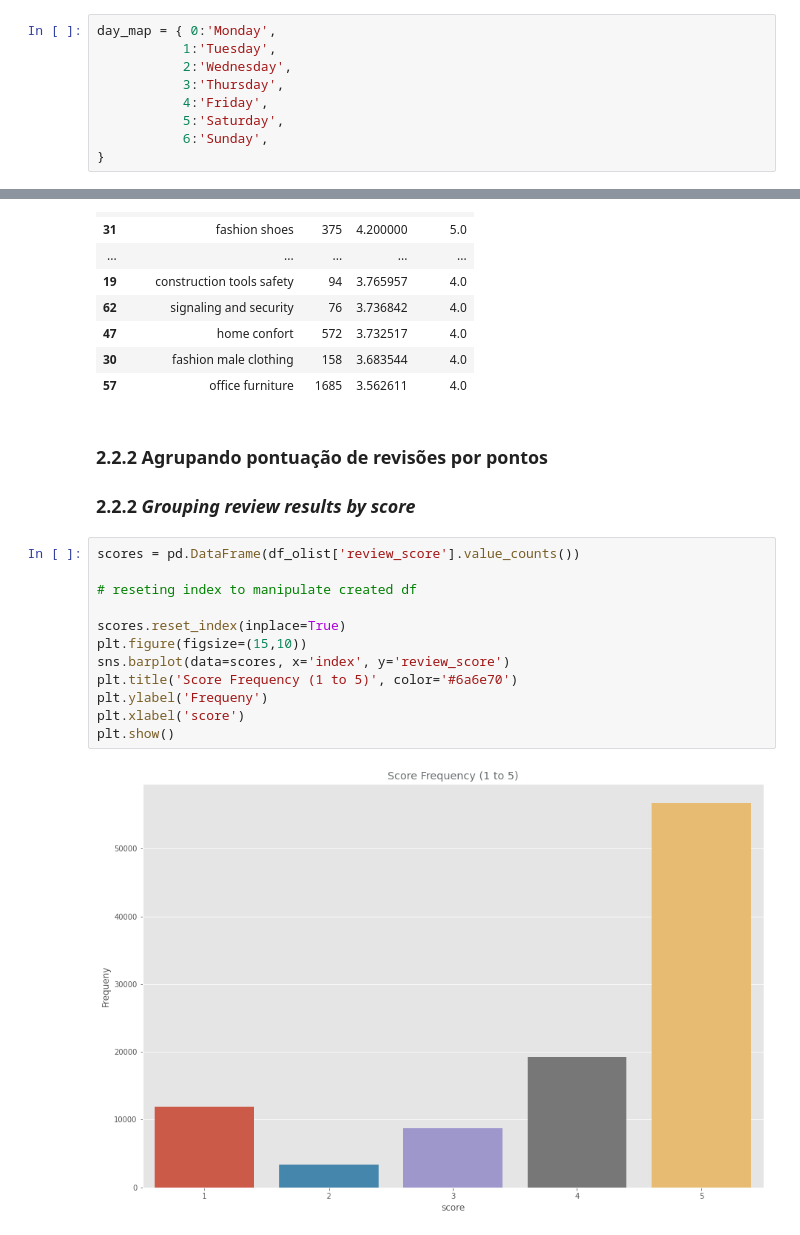
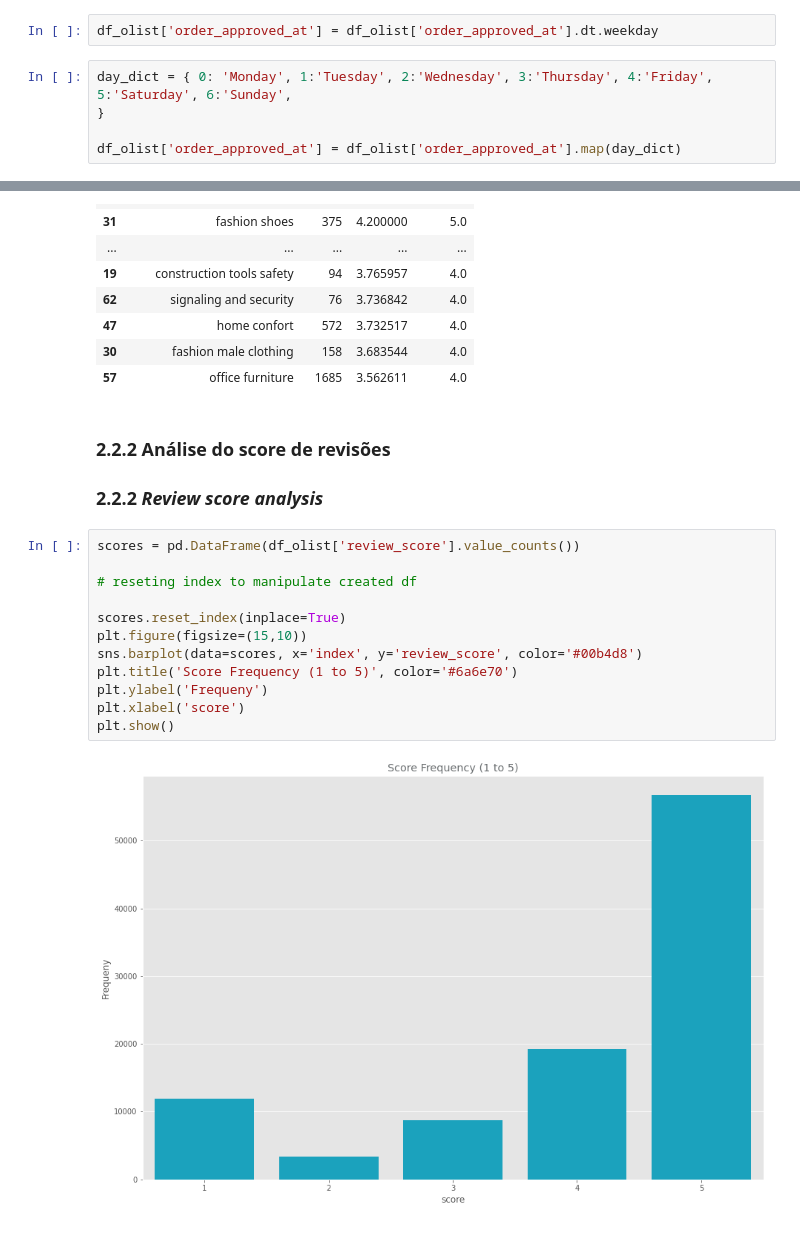
Before and after one commit to rimellegari/e-commerce, a Jupyter notebook: customer.ipynb, the cells around one changed output, grey strips where cells are left out. Saved outputs shown, nothing was run; the diff lists cells and outputs as text.

```diff
--- a/customer.ipynb
+++ b/customer.ipynb
@@ -551,9 +596,7 @@ daily_trend
+# %%
+df_olist['order_approved_at'] = df_olist['order_approved_at'].dt.weekday
 # %%
-day_map = { 0:'Monday',
-           1:'Tuesday',
-           2:'Wednesday',
-           3:'Thursday',
-           4:'Friday',
-           5:'Saturday',
-           6:'Sunday',
+day_dict = { 0: 'Monday', 1:'Tuesday', 2:'Wednesday', 3:'Thursday', 4:'Friday', 5:'Saturday', 6:'Sunday',
 }
+
+df_olist['order_approved_at'] = df_olist['order_approved_at'].map(day_dict)
@@ -607,20 +665,20 @@ avg_score_per_category
 | 30 | fashion male clothing | 158 | 3.683544 | 4.0 |
 | 57 | office furniture | 1685 | 3.562611 | 4.0 |
 # %% [markdown]
-### 2.2.2 Agrupando pontuação de revisões por pontos
+### 2.2.2 Análise do score de revisões
 
-### 2.2.2 *Grouping review results by score*
+### 2.2.2 *Review score analysis*
 # %%
 scores = pd.DataFrame(df_olist['review_score'].value_counts())
 
 # reseting index to manipulate created df
 
 scores.reset_index(inplace=True)
 plt.figure(figsize=(15,10))
-sns.barplot(data=scores, x='index', y='review_score')
+sns.barplot(data=scores, x='index', y='review_score', color='#00b4d8')
 plt.title('Score Frequency (1 to 5)', color='#6a6e70')
 plt.ylabel('Frequeny')
 plt.xlabel('score')
 plt.show()
 # %% [output]
-[figure, old version]
+[figure, new version]
```
Also changed, not shown: parts of 34 cells of this notebook.
